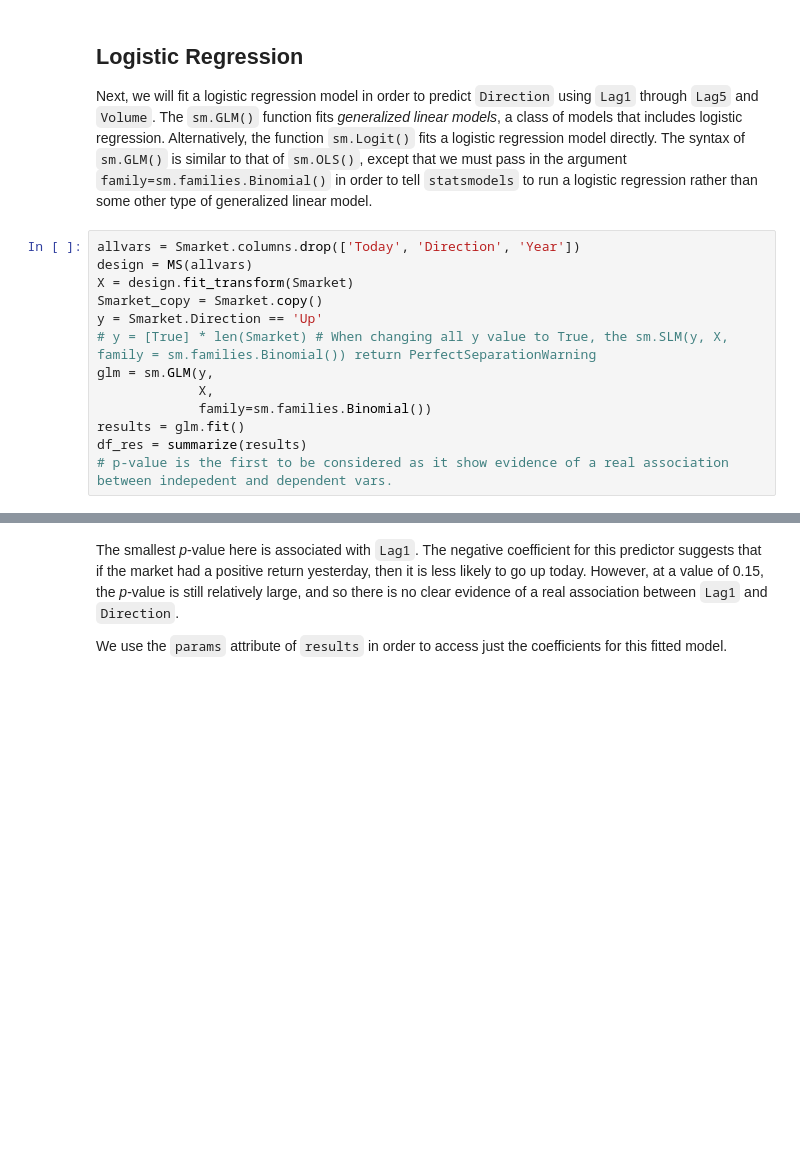
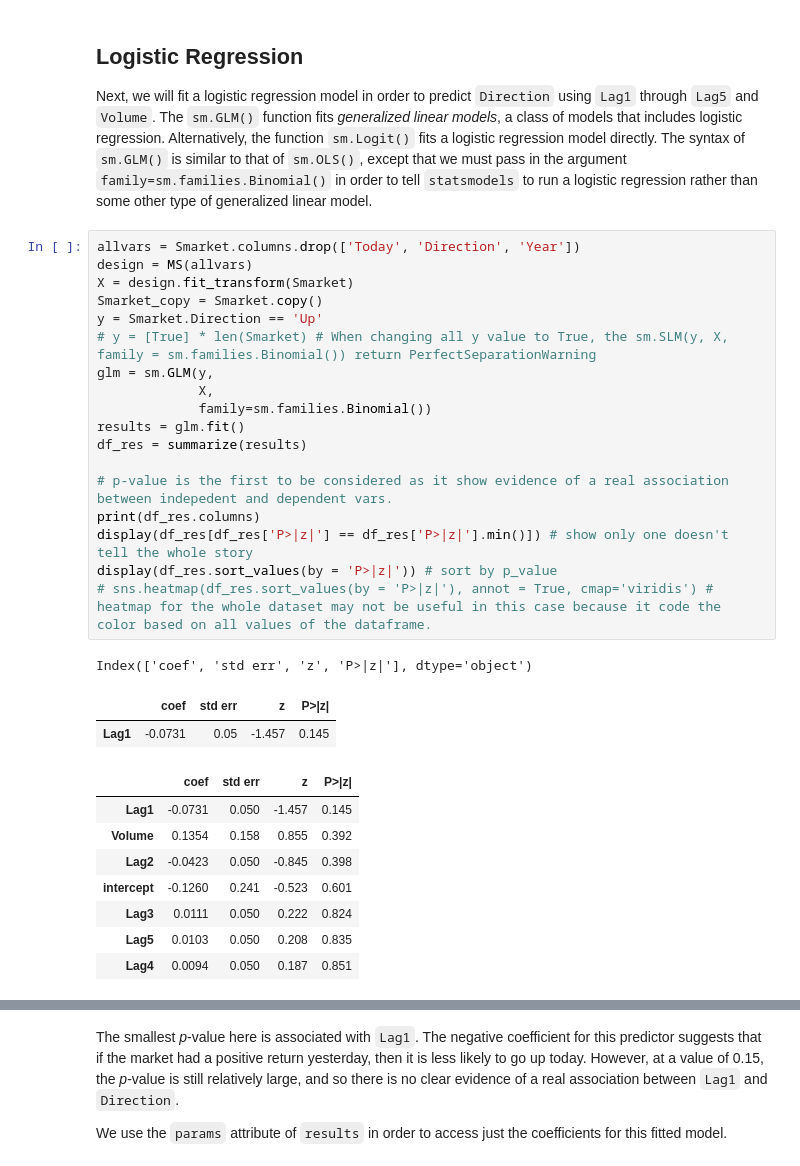
Before and after one commit to angienguyentran/learning_ml_stats, a Jupyter notebook: Ch04-classification-lab.ipynb, the cells around one changed output, grey strips where cells are left out. Saved outputs shown, nothing was run; the diff lists cells and outputs as text; blank space fills up the shorter version.

```diff
--- a/Ch04-classification-lab.ipynb
+++ b/Ch04-classification-lab.ipynb
@@ -120,13 +120,30 @@ type of generalized linear model.
 # %%
 allvars = Smarket.columns.drop(['Today', 'Direction', 'Year'])
 design = MS(allvars)
 X = design.fit_transform(Smarket)
 Smarket_copy = Smarket.copy()
 y = Smarket.Direction == 'Up'
 # y = [True] * len(Smarket) # When changing all y value to True, the sm.SLM(y, X, family = sm.families.Binomial()) return PerfectSeparationWarning
 glm = sm.GLM(y,
              X,
              family=sm.families.Binomial())
 results = glm.fit()
 df_res = summarize(results)
+
 # p-value is the first to be considered as it show evidence of a real association between indepedent and dependent vars.
+print(df_res.columns)
+display(df_res[df_res['P>|z|'] == df_res['P>|z|'].min()]) # show only one doesn't tell the whole story
+display(df_res.sort_values(by = 'P>|z|')) # sort by p_value
+# sns.heatmap(df_res.sort_values(by = 'P>|z|'), annot = True, cmap='viridis') # heatmap for the whole dataset may not be useful in this case because it code the color based on all values of the dataframe.
+# %% [output]
+Index(['coef', 'std err', 'z', 'P>|z|'], dtype='object')
+|  | coef | std err | z | P>|z| |
+| Lag1 | -0.0731 | 0.05 | -1.457 | 0.145 |
+|  | coef | std err | z | P>|z| |
+| Lag1 | -0.0731 | 0.050 | -1.457 | 0.145 |
+| Volume | 0.1354 | 0.158 | 0.855 | 0.392 |
+| Lag2 | -0.0423 | 0.050 | -0.845 | 0.398 |
+| intercept | -0.1260 | 0.241 | -0.523 | 0.601 |
+| Lag3 | 0.0111 | 0.050 | 0.222 | 0.824 |
+| Lag5 | 0.0103 | 0.050 | 0.208 | 0.835 |
+| Lag4 | 0.0094 | 0.050 | 0.187 | 0.851 |
```
Also changed, not shown: parts of 5 cells of this notebook.
